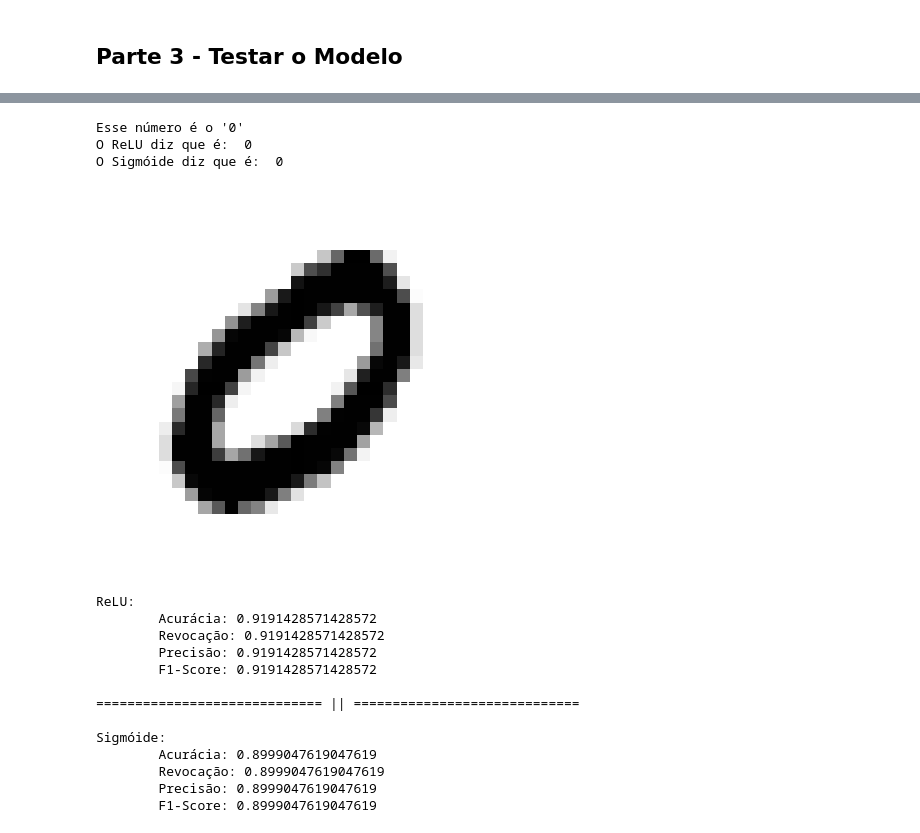
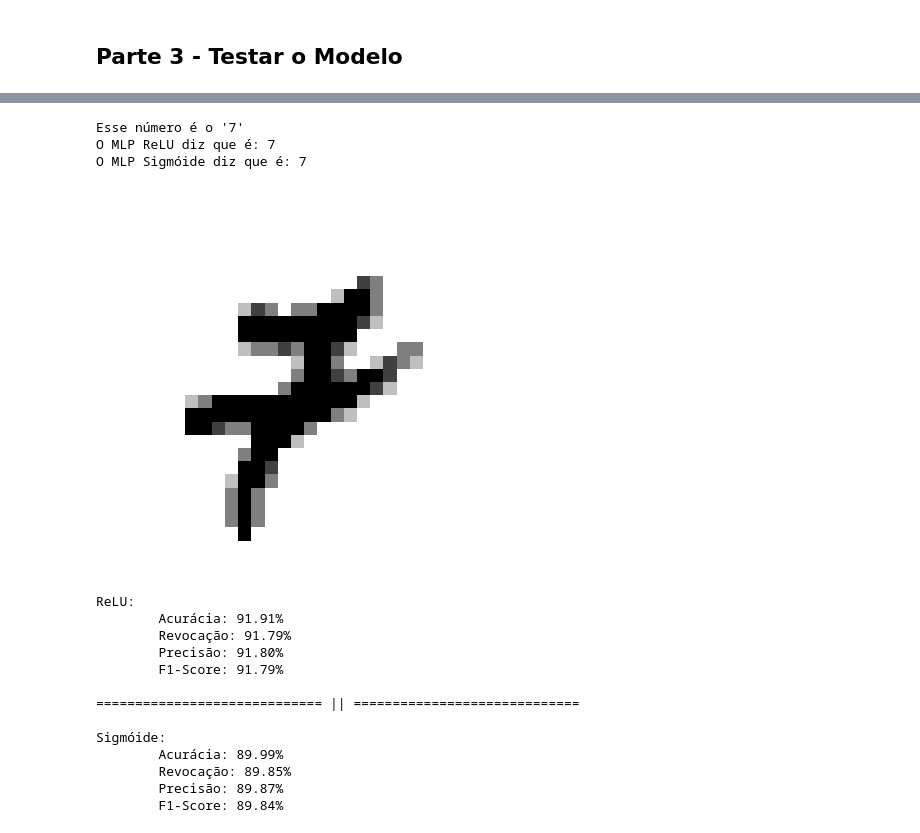
Before and after one commit to RexynyN/data-science, a Jupyter notebook: ia_mlp.ipynb, the cells around one changed output, grey strips where cells are left out. Cells and saved outputs as stored; diff of their text form; code cells hidden in the pictures.

```diff
--- a/ia_mlp.ipynb
+++ b/ia_mlp.ipynb
@@ -171,14 +175,16 @@ class MultiLayerPerceptron:
     # Faz um pretty print da época de treinamento do modelo
     def pprint_epoch(self, i, A2):
         predictions = self.get_predictions(A2)
-        print(f"W1: {self.W1} - W2: {self.W2}")
         if i < 0:
-            print(f"Acurácia final => Pesos: W1 {self.W1}", f"{self.get_accuracy(predictions, self.y) * 100:.2f}%")
+            print(f"Pesos Finais => W1: {self.W1}  \nW2: {self.W2}")
+            print(f"Acurácia final => ", f"Acurácia de {self.get_accuracy(predictions, self.y) * 100:.2f}%", sep="")
         else:
-            print("Época: ", i , " => ", f"{self.get_accuracy(predictions, self.y) * 100:.2f}%")
+            print("Época ", i , " => ", f"Acurácia de {self.get_accuracy(predictions, self.y) * 100:.2f}%", sep="")
 
     # Faz o treinamento do modelo
     def __fitter(self):
+        print(f"Pesos Iniciais (randômicos) => W1: {self.W1} - W2: {self.W2}")
+
         # Itera pelas épocas
         for i in range(self.epochs):
             # Faz o forward propagation com um layer de input, um hidden layer e um output layer
@@ -189,7 +195,7 @@ class MultiLayerPerceptron:
             self.update_params(dW1, db1, dW2, db2, self.lrnrate)
 
             # Faz o log de época a cada 10 iterações
-            if i % 10 == 0:
+            if i % 100 == 0:
                 self.pprint_epoch(i, A2)
 
         _, _, _, A2 = self.forward_prop(self.X)
@@ -259,43 +284,53 @@ single_sig = mlp_sig.predict(np.array([some_digit]))
 # %%
+# Vamos fazer de novo só para brincar um pouco
+some_digit = X_test[42]
+single_relu = mlp_relu.predict(np.array([some_digit]))
+single_sig = mlp_sig.predict(np.array([some_digit]))
 
+# Plota o número
 some_digit_image = some_digit.reshape(28, 28)
 plt.imshow(some_digit_image, cmap=mtl.cm.binary)
 plt.axis("off")
 
-print("Esse número é o '", y_train[0], "'", sep="")
-print("O ReLU diz que é: ", single_relu[0])
-print("O Sigmóide diz que é: ", single_sig[0] )
+# Vamos ver se os MLPs acertaram!
+print("Esse número é o '", y_test[42], "'", sep="")
+print("O MLP ReLU diz que é: ", single_relu[0], sep="")
+print("O MLP Sigmóide diz que é: ", single_sig[0], sep="") # Sucesso disparado!
 
 plt.show()
 # %% [output]
-Esse número é o '0'
-O ReLU diz que é:  0
-O Sigmóide diz que é:  0
+Esse número é o '7'
+O MLP ReLU diz que é: 7
+O MLP Sigmóide diz que é: 7
-[figure, old version]
+[figure, new version]
 # %%
 from sklearn.metrics import accuracy_score, recall_score, precision_score, f1_score
 print("ReLU:")
-print(f"\tAcurácia: {accuracy_score(y_test, predictions_relu)}")
-print(f"\tRevocação: {recall_score(y_test, predictions_relu, average='micro')}")
-print(f"\tPrecisão: {precision_score(y_test, predictions_relu, average='micro')}")
-print(f"\tF1-Score: {f1_score(y_test, predictions_relu, average='micro')}")
+print(f"\tAcurácia: {accuracy_score(y_test, predictions_relu) * 100:.2f}%")
+print(f"\tRevocação: {recall_score(y_test, predictions_relu, average='macro') * 100:.2f}%")
+print(f"\tPrecisão: {precision_score(y_test, predictions_relu, average='macro') * 100:.2f}%")
+print(f"\tF1-Score: {f1_score(y_test, predictions_relu, average='macro') * 100:.2f}%")
 print("\n============================= || =============================\n")
 print("Sigmóide:")
-print(f"\tAcurácia: {accuracy_score(y_test, predictions_sig)}")
-print(f"\tRevocação: {recall_score(y_test, predictions_sig, average='micro')}")
-print(f"\tPrecisão: {precision_score(y_test, predictions_sig, average='micro')}")
-print(f"\tF1-Score: {f1_score(y_test, predictions_sig, average='micro')}")
+print(f"\tAcurácia: {accuracy_score(y_test, predictions_sig) * 100:.2f}%")
+print(f"\tRevocação: {recall_score(y_test, predictions_sig, average='macro') * 100:.2f}%")
+print(f"\tPrecisão: {precision_score(y_test, predictions_sig, average='macro') * 100:.2f}%")
+print(f"\tF1-Score: {f1_score(y_test, predictions_sig, average='macro') * 100:.2f}%")
+
+# Pelas métricas fomos muito bem, claro que em detrimento de um longo tempo de treinamento
+# (a célula do notebook com o treinamento do modelo demorou 11 minutos para rodar, ao invés de 30 segundos nos trabalhos antigos!)
+# e dessa vez quem levou o troféu foi o MLP de ReLU!
 # %% [output]
 ReLU:
-        Acurácia: 0.9191428571428572
-        Revocação: 0.9191428571428572
-        Precisão: 0.9191428571428572
-        F1-Score: 0.9191428571428572
+        Acurácia: 91.91%
+        Revocação: 91.79%
+        Precisão: 91.80%
+        F1-Score: 91.79%
 
 ============================= || =============================
 
 Sigmóide:
-        Acurácia: 0.8999047619047619
-        Revocação: 0.8999047619047619
-        Precisão: 0.8999047619047619
-        F1-Score: 0.8999047619047619
+        Acurácia: 89.99%
+        Revocação: 89.85%
+        Precisão: 89.87%
+        F1-Score: 89.84%
```
Also changed, not shown: parts of 4 cells of this notebook.
